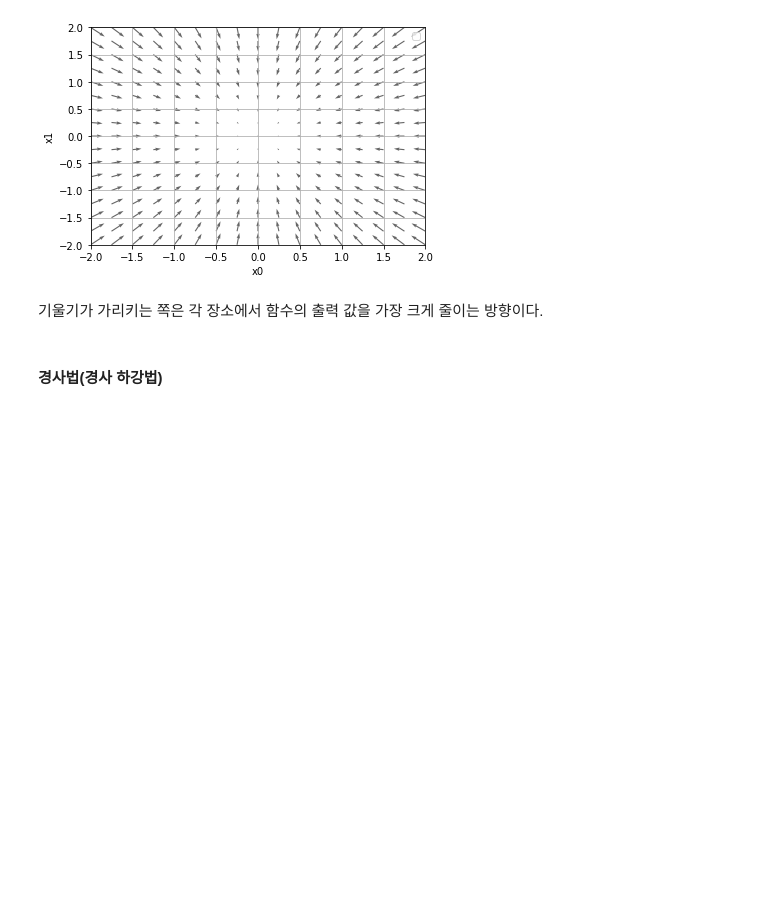
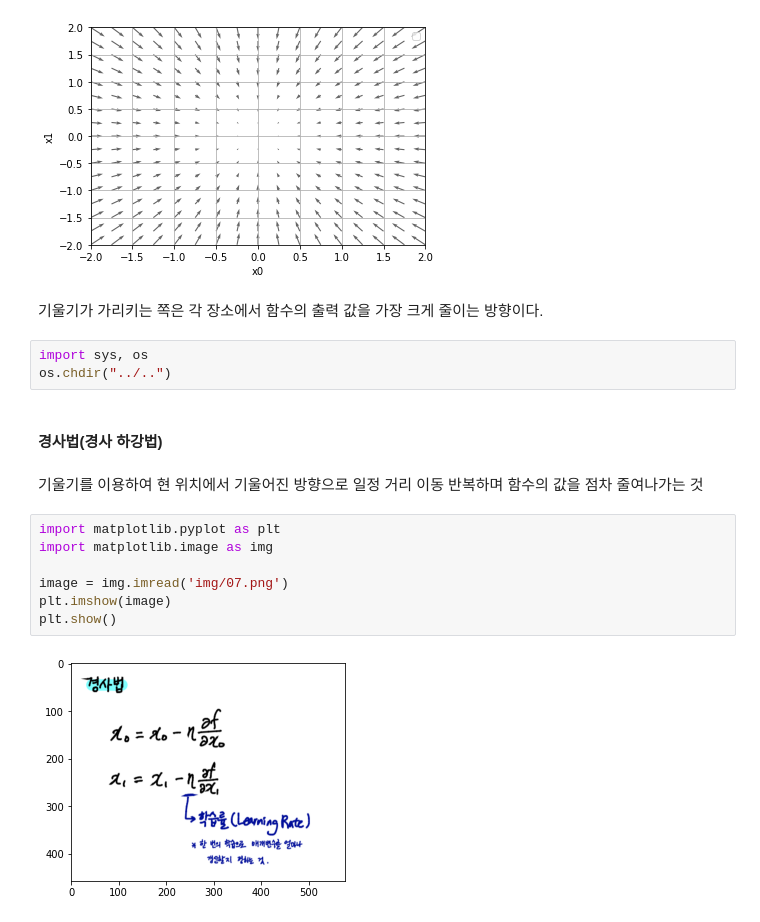
Before and after one commit to SoyeonHH/DL, a Jupyter notebook: 04NN-learning.ipynb, the cells around one changed output. Saved outputs shown, nothing was run; the diff lists cells and outputs as text; blank space fills up the shorter version.

```diff
--- a/04NN-learning.ipynb
+++ b/04NN-learning.ipynb
@@ -348,5 +350,19 @@ No handles with labels found to put in legend.
 [figure]
 # %% [markdown]
 기울기가 가리키는 쪽은 각 장소에서 함수의 출력 값을 가장 크게 줄이는 방향이다.
+# %%
+import sys, os
+os.chdir("../..")
 # %% [markdown]
 #### 경사법(경사 하강법)
+# %% [markdown]
+기울기를 이용하여 현 위치에서 기울어진 방향으로 일정 거리 이동 반복하며 함수의 값을 점차 줄여나가는 것
+# %%
+import matplotlib.pyplot as plt
+import matplotlib.image as img
+
+image = img.imread('img/07.png')
+plt.imshow(image)
+plt.show()
+# %% [output]
+[figure, added]
```
Also changed, not shown: parts of 17 cells of this notebook.
